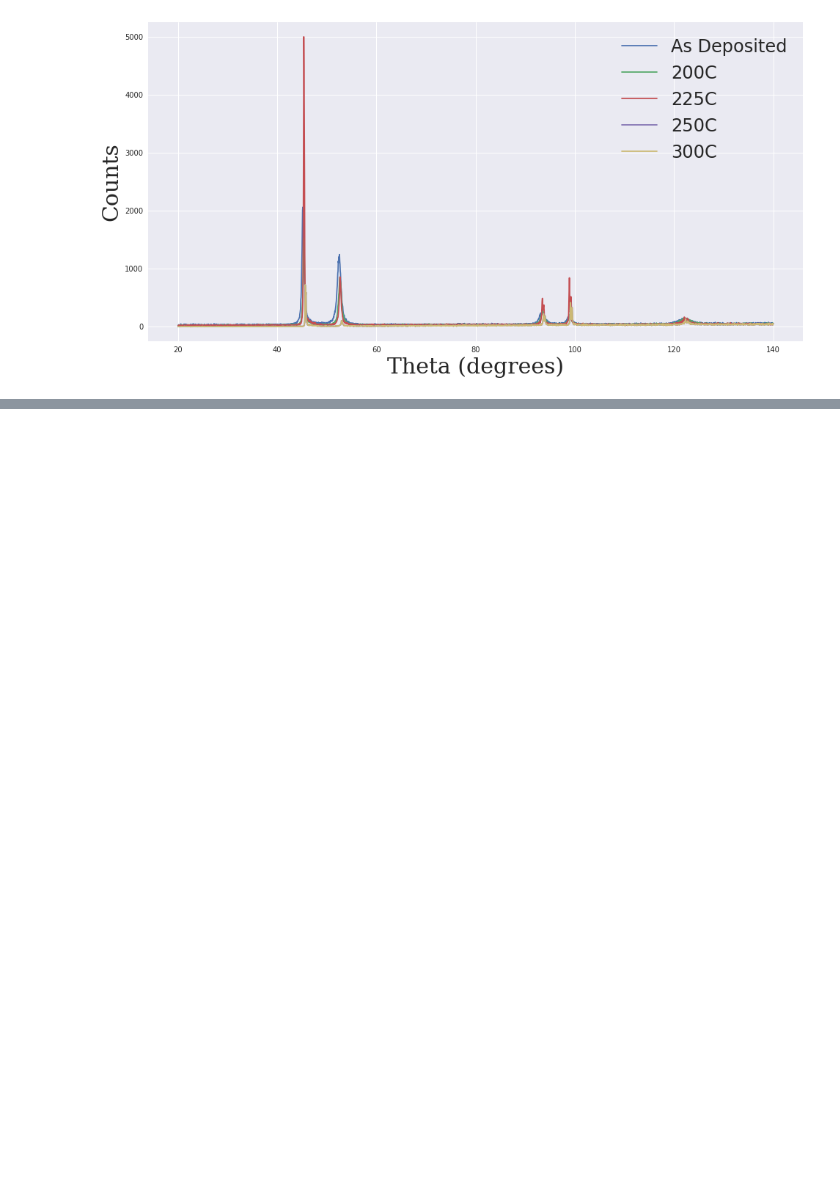
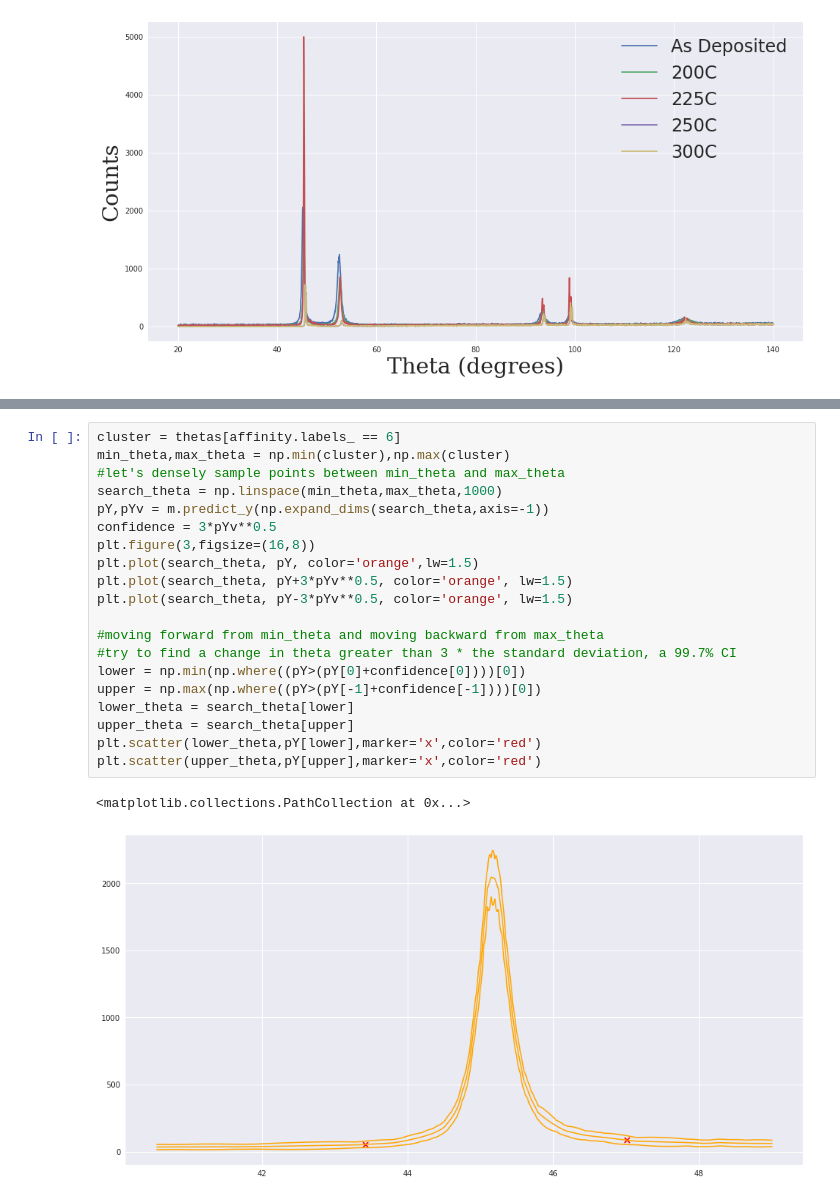
Before and after one commit to tobyfrancis/CapstoneDataPipelines, a Jupyter notebook: notebooks/Variatonal XRD Peak Fitting.ipynb, the cells around one changed output, grey strips where cells are left out. Saved outputs shown, nothing was run; the diff lists cells and outputs as text; blank space fills up the shorter version.

```diff
--- a/notebooks/Variatonal XRD Peak Fitting.ipynb
+++ b/notebooks/Variatonal XRD Peak Fitting.ipynb
@@ -139,0 +136,23 @@ Standard Deviations: [array([ 45.50058251]), array([ 1561.56740042]), array([ 15
+# %%
+cluster = thetas[affinity.labels_ == 6]
+min_theta,max_theta = np.min(cluster),np.max(cluster)
+#let's densely sample points between min_theta and max_theta
+search_theta = np.linspace(min_theta,max_theta,1000)
+pY,pYv = m.predict_y(np.expand_dims(search_theta,axis=-1))
+confidence = 3*pYv**0.5
+plt.figure(3,figsize=(16,8))
+plt.plot(search_theta, pY, color='orange',lw=1.5)
+plt.plot(search_theta, pY+3*pYv**0.5, color='orange', lw=1.5)
+plt.plot(search_theta, pY-3*pYv**0.5, color='orange', lw=1.5)
+
+#moving forward from min_theta and moving backward from max_theta
+#try to find a change in theta greater than 3 * the standard deviation, a 99.7% CI
+lower = np.min(np.where((pY>(pY[0]+confidence[0])))[0])
+upper = np.max(np.where((pY>(pY[-1]+confidence[-1])))[0])
+lower_theta = search_theta[lower]
+upper_theta = search_theta[upper]
+plt.scatter(lower_theta,pY[lower],marker='x',color='red')
+plt.scatter(upper_theta,pY[upper],marker='x',color='red')
+# %% [output]
+<matplotlib.collections.PathCollection at 0x...>
+[figure, added]
```
Also changed, not shown: parts of 14 cells of this notebook, 1 other file.
